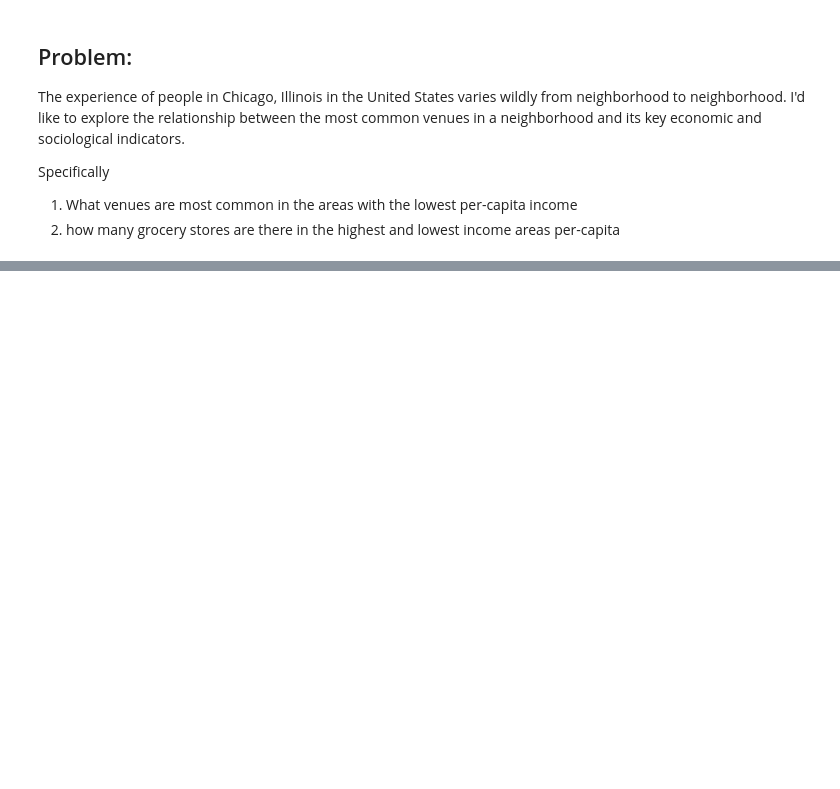
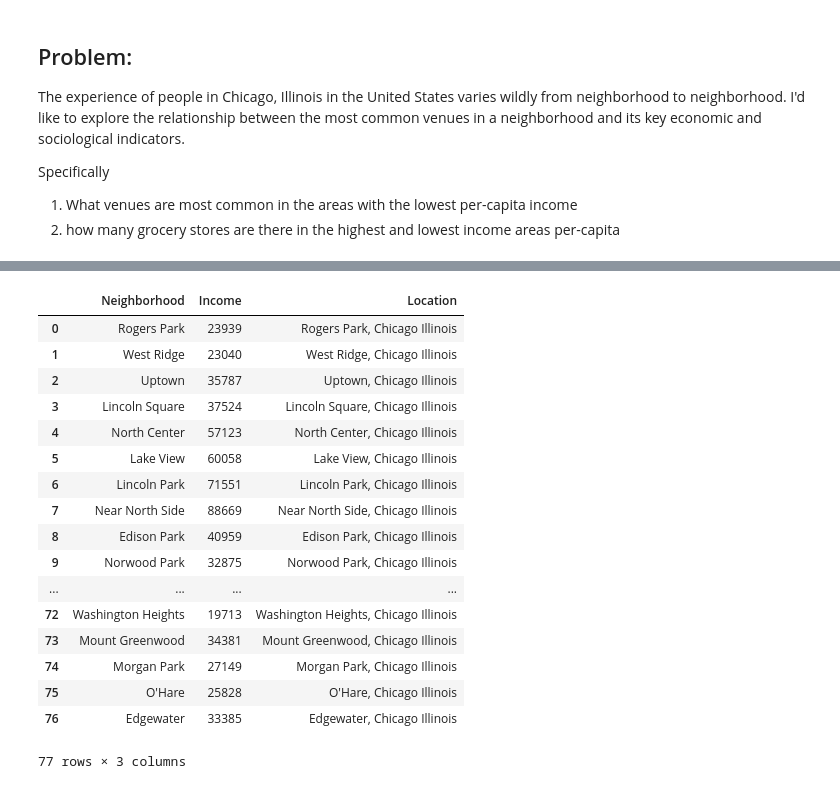
Before and after one commit to scbrown001/Coursera_Capstone, a Jupyter notebook: Data Science Capstone.ipynb, the cells around one changed output, grey strips where cells are left out. Cells and saved outputs as stored; diff of their text form; code cells hidden in the pictures; blank space fills up the shorter version.

```diff
--- a/Data Science Capstone.ipynb
+++ b/Data Science Capstone.ipynb
@@ -50,0 +48,28 @@ len(a)
+# %%
+geolocator = Nominatim(user_agent="foursquare_agent")#set agent for later location services
+
+df1 = censusData.copy()
+a=pd.DataFrame({'Neighborhood':df1['Geog'],'Income':socioData['PER CAPITA INCOME '].copy()})
+#a=pd.DataFrame({'Neighborhood':df1['Geog'],'Income':socioData['HARDSHIP INDEX'].copy()})
+a['Location'] =  a['Neighborhood']+', Chicago Illinois'
+a.dropna(axis=0,inplace=True)#drop the NA row
+a
+# %% [output]
+|  | Neighborhood | Income | Location |
+| 0 | Rogers Park | 23939 | Rogers Park, Chicago Illinois |
+| 1 | West Ridge | 23040 | West Ridge, Chicago Illinois |
+| 2 | Uptown | 35787 | Uptown, Chicago Illinois |
+| 3 | Lincoln Square | 37524 | Lincoln Square, Chicago Illinois |
+| 4 | North Center | 57123 | North Center, Chicago Illinois |
+| 5 | Lake View | 60058 | Lake View, Chicago Illinois |
+| 6 | Lincoln Park | 71551 | Lincoln Park, Chicago Illinois |
+| 7 | Near North Side | 88669 | Near North Side, Chicago Illinois |
+| 8 | Edison Park | 40959 | Edison Park, Chicago Illinois |
+| 9 | Norwood Park | 32875 | Norwood Park, Chicago Illinois |
+| ... | ... | ... | ... |
+| 72 | Washington Heights | 19713 | Washington Heights, Chicago Illinois |
+| 73 | Mount Greenwood | 34381 | Mount Greenwood, Chicago Illinois |
+| 74 | Morgan Park | 27149 | Morgan Park, Chicago Illinois |
+| 75 | O'Hare | 25828 | O'Hare, Chicago Illinois |
+| 76 | Edgewater | 33385 | Edgewater, Chicago Illinois |
+77 rows × 3 columns
```
Also changed, not shown: parts of 23 cells of this notebook.
